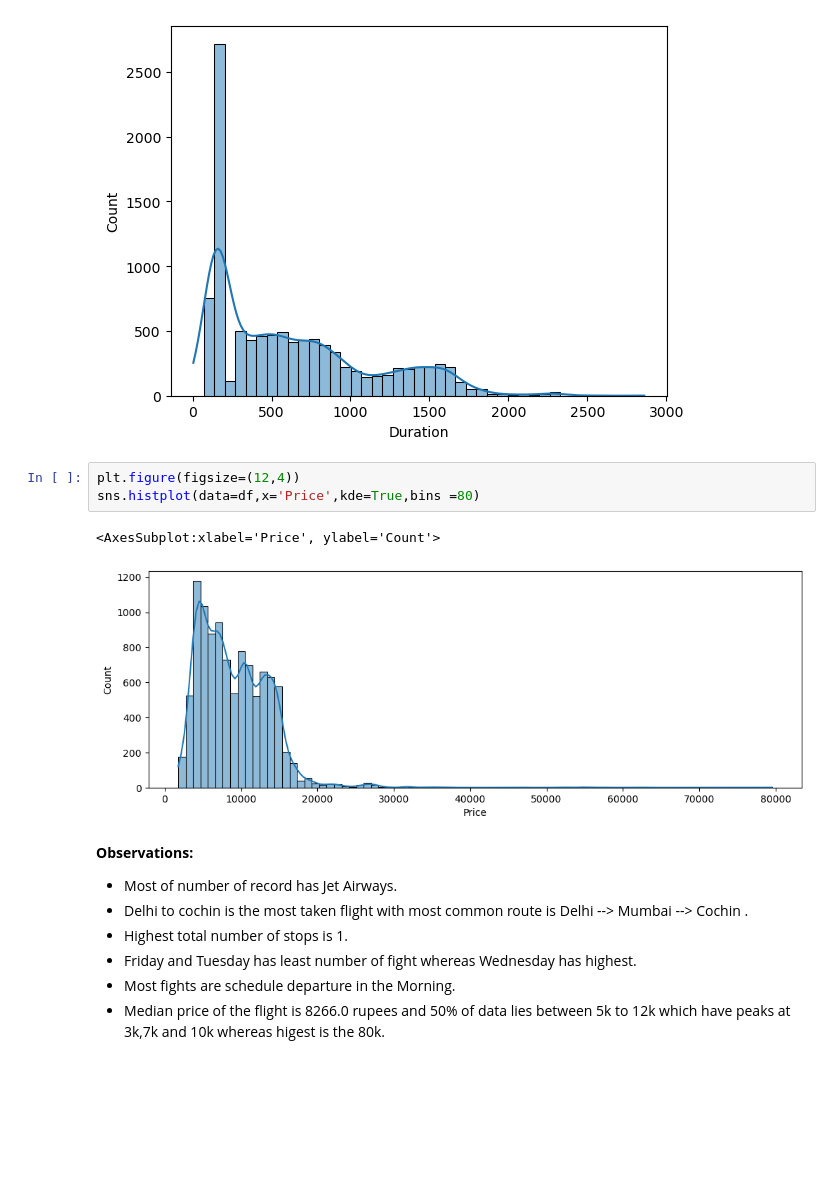
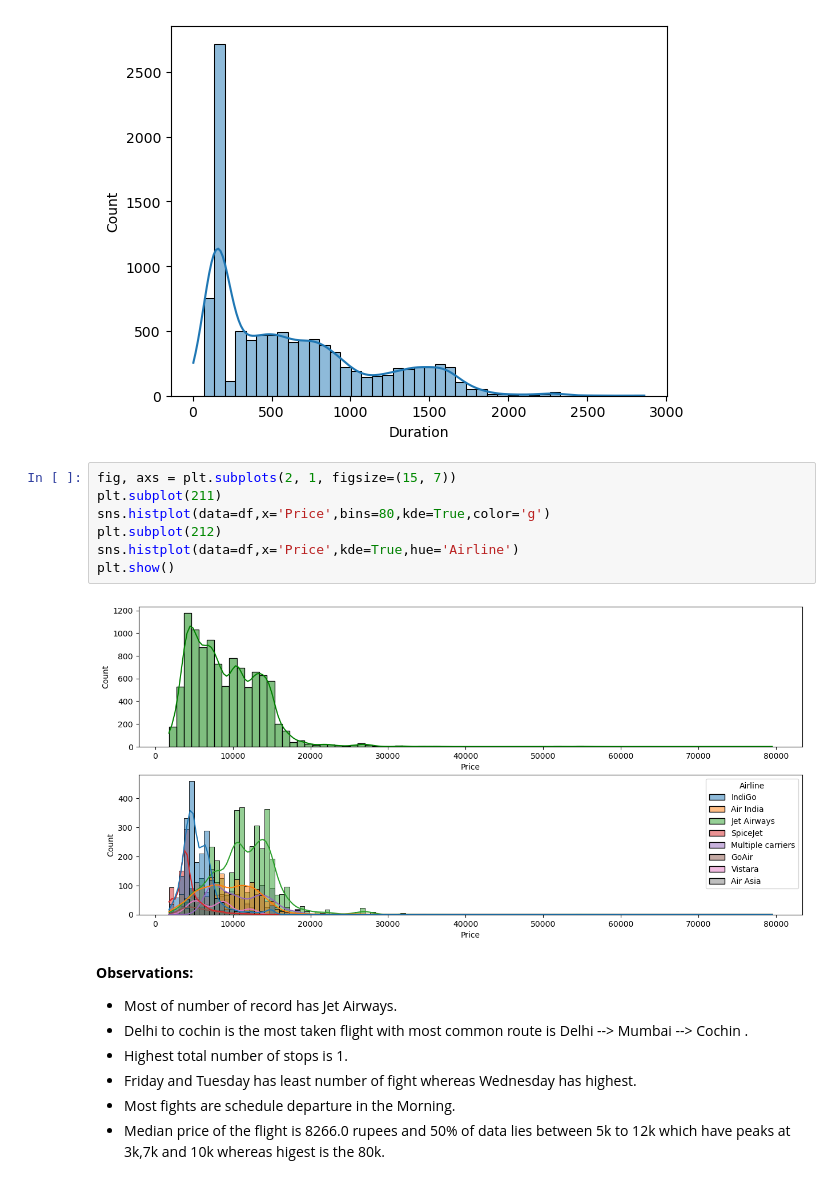
Before and after one commit to Krishnakant-Pal/Flight-Fare-Prediction, a Jupyter notebook: notebooks/Flight_Fare_EDA.ipynb, the cells around one changed output. Cells and saved outputs as stored; diff of their text form; blank space fills up the shorter version.

```diff
--- a/notebooks/Flight_Fare_EDA.ipynb
+++ b/notebooks/Flight_Fare_EDA.ipynb
@@ -338,11 +351,14 @@ sns.histplot(data = df,x='Duration',kde=True)
 <AxesSubplot:xlabel='Duration', ylabel='Count'>
 [figure]
 # %%
-plt.figure(figsize=(12,4))
-sns.histplot(data=df,x='Price',kde=True,bins =80)
+fig, axs = plt.subplots(2, 1, figsize=(15, 7))
+plt.subplot(211)
+sns.histplot(data=df,x='Price',bins=80,kde=True,color='g')
+plt.subplot(212)
+sns.histplot(data=df,x='Price',kde=True,hue='Airline')
+plt.show()
 # %% [output]
-<AxesSubplot:xlabel='Price', ylabel='Count'>
-[figure, old version]
+[figure, new version]
 # %% [markdown]
 **Observations:**
 
```
Also changed, not shown: parts of 10 cells of this notebook, 2 other files.
